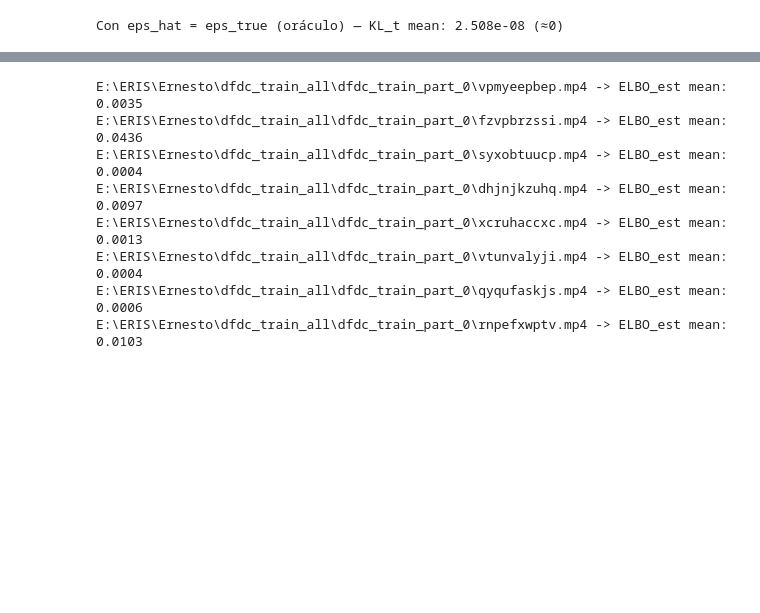
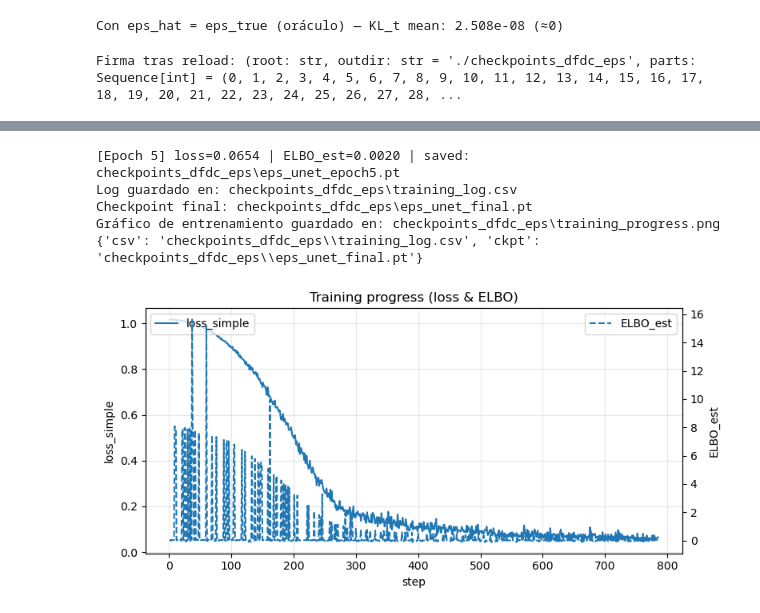
Before and after one commit to ernestoia57/Deepfake, a Jupyter notebook: ensemble_test.ipynb, the cells around one changed output, grey strips where cells are left out. Cells and saved outputs as stored; diff of their text form; code cells hidden in the pictures; blank space fills up the shorter version.

```diff
--- a/ensemble_test.ipynb
+++ b/ensemble_test.ipynb
@@ -317,25 +317,35 @@ with torch.no_grad():
 print("Con eps_hat = eps_true (oráculo) — KL_t mean: %.3e (≈0)" % KL_t.mean().item())
 # %% [output]
 Con eps_hat = eps_true (oráculo) — KL_t mean: 2.508e-08 (≈0)
+# %%
+import importlib, train_utils, inspect
+importlib.reload(train_utils)  # fuerza a leer el archivo guardado
+print("Firma tras reload:", inspect.signature(train_utils.train_eps_unet_on_dfdc))
+# %% [output]
+Firma tras reload: (root: str, outdir: str = './checkpoints_dfdc_eps', parts: Sequence[int] = (0, 1, 2, 3, 4, 5, 6, 7, 8, 9, 10, 11, 12, 13, 14, 15, 16, 17, 18, 19, 20, 21, 22, 23, 24, 25, 26, 27, 28, ...
 # %%
-from train_utils import train_eps_unet_on_dfdc
-
 ROOT = r"E:\ERIS\Ernesto\dfdc_train_all"  # carpeta que contiene dfdc_train_part_0..49
 
-res = train_eps_unet_on_dfdc(
+res = train_utils.train_eps_unet_on_dfdc(
     root=ROOT,
     outdir="./checkpoints_dfdc_eps",
-    parts=tuple(range(0, 4)),     # empieza con pocas partes para probar
-    image_size=64,
-    channels=1,                   # UNET 1 canal (rápido y suficiente para prior)
+    parts=tuple(range(0, 10)),
+    image_size=128,
+    channels=3,
     T=300,
     batch_size=64,
-    steps_per_epoch=500,
-    epochs=200,
+    steps_per_epoch=800,
+    epochs=5,
     lr=2e-4,
-    weight_decay=1e-2,
-    samples_per_video=2,          # cuántas muestras por video en dataset
-    max_videos=200,               # limita para pruebas
+    weight_decay=0.25e-4,
+    samples_per_video=4,
+    max_videos=20000,
+    use_face_crop=True,
+    #amp=True,           # activa AMP si tienes CUDA
+    grad_clip=1.0,      # clipping L2
+    warmup_steps=1000,  # calentamiento de LR
+    #resume_from="checkpoints_dfdc_eps/eps_unet_epoch8.pt",
+    #resume_optimizer=True,
 )
 print(res)
 # %% [output]
@@ -359,23 +357,6 @@ Checkpoint final: checkpoints_dfdc_eps\eps_unet_final.pt
+[Epoch 5] loss=0.0654 | ELBO_est=0.0020 | saved: checkpoints_dfdc_eps\eps_unet_epoch5.pt
+Log guardado en: checkpoints_dfdc_eps\training_log.csv
+Checkpoint final: checkpoints_dfdc_eps\eps_unet_final.pt
+Gráfico de entrenamiento guardado en: checkpoints_dfdc_eps\training_progress.png
+{'csv': 'checkpoints_dfdc_eps\\training_log.csv', 'ckpt': 'checkpoints_dfdc_eps\\eps_unet_final.pt'}
+[figure, added]
-# %%
-from train_utils import elbo_probe_on_dfdc
-probes = elbo_probe_on_dfdc(
-    ckpt_path="./checkpoints_dfdc_eps/eps_unet_final.pt",
-    root=ROOT,
-    parts=(0,),
-    n_videos=8,
-    frames_per_video=8,
-    image_size=64,
-    channels=1,
-    T=300,
-)
-for p, e in probes:
-    print(f"{p} -> ELBO_est mean: {e:.4f}")
-# %% [output]
-E:\ERIS\Ernesto\dfdc_train_all\dfdc_train_part_0\vpmyeepbep.mp4 -> ELBO_est mean: 0.0035
-E:\ERIS\Ernesto\dfdc_train_all\dfdc_train_part_0\fzvpbrzssi.mp4 -> ELBO_est mean: 0.0436
-E:\ERIS\Ernesto\dfdc_train_all\dfdc_train_part_0\syxobtuucp.mp4 -> ELBO_est mean: 0.0004
-E:\ERIS\Ernesto\dfdc_train_all\dfdc_train_part_0\dhjnjkzuhq.mp4 -> ELBO_est mean: 0.0097
-E:\ERIS\Ernesto\dfdc_train_all\dfdc_train_part_0\xcruhaccxc.mp4 -> ELBO_est mean: 0.0013
-E:\ERIS\Ernesto\dfdc_train_all\dfdc_train_part_0\vtunvalyji.mp4 -> ELBO_est mean: 0.0004
-E:\ERIS\Ernesto\dfdc_train_all\dfdc_train_part_0\qyqufaskjs.mp4 -> ELBO_est mean: 0.0006
-E:\ERIS\Ernesto\dfdc_train_all\dfdc_train_part_0\rnpefxwptv.mp4 -> ELBO_est mean: 0.0103
```
Also changed, not shown: parts of 3 cells of this notebook, 30 other files.
